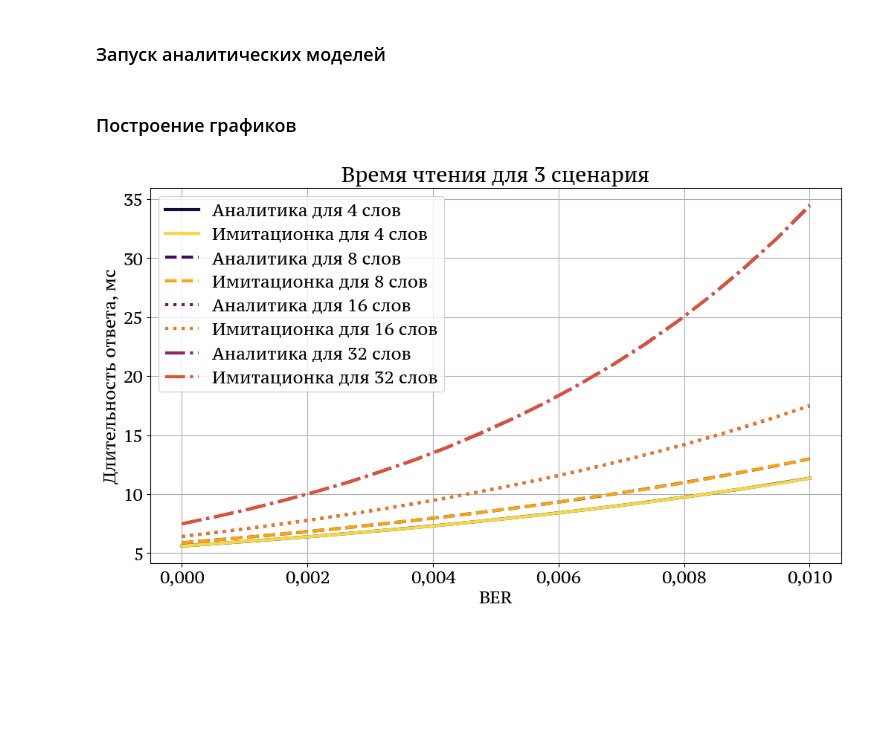
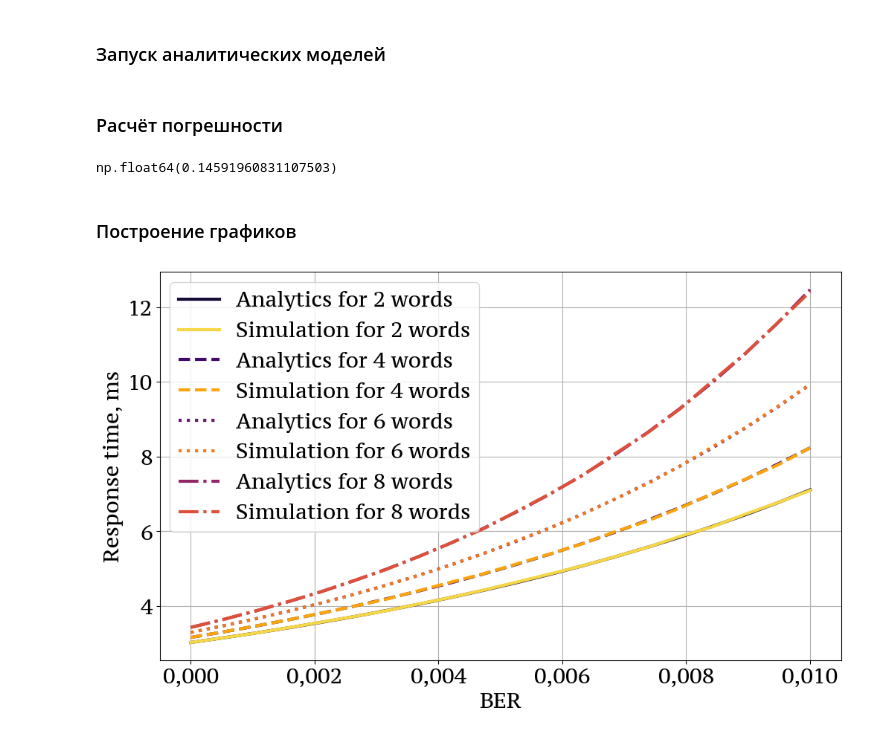
Before and after one commit to VilmenAbramian/simulation, a Jupyter notebook: pysim/experiments/analitical_graphs.ipynb, the cells around one changed output. Cells and saved outputs as stored; diff of their text form; code cells hidden in the pictures; blank space fills up the shorter version.

```diff
--- a/pysim/experiments/analitical_graphs.ipynb
+++ b/pysim/experiments/analitical_graphs.ipynb
@@ -55,9 +55,10 @@ TARI_US = [6.25]
 TRExt = (False,)
 
 # Выбор сценариев и режимов
-scenario: int = 3 # 1,2,3
-words_numbers: tuple = (4, 8, 16, 32) # Для семейства кривых
-chunks_number = 4
+scenario: int = 2 # 1,2,3
+# words_numbers: tuple = (4, 8, 16, 32) # Для семейства кривых
+words_numbers: tuple = (2, 4, 6, 8)
+chunks_number = 1
 # %% [markdown]
 ## Инициализация команд и ответов
 # %%
@@ -156,6 +157,13 @@ for i in range(len(words_numbers)):
 analit_res_list = []
 for i in range(len(words_numbers)):
     analit_res_list.append(run_analitica(scenario, phases_list[i], chunks_number))
+# %% [markdown]
+### Расчёт погрешности
+# %%
+error_values = [abs((j-k)/j*100) for k, j in zip(analit_res_list[3], results_list[3])]
+sum(error_values)/len(error_values)
+# %% [output]
+np.float64(0.14591960831107503)
 # %% [markdown]
 ### Построение графиков
 # %%
@@ -163,22 +171,23 @@ setup_matplotlib()
 # %%
 fig, ax = plt.subplots(figsize=(10, 6), layout='constrained')
 
-ax.set_xlabel('BER')
-ax.set_ylabel('Длительность ответа, мс')
-ax.set_title(f'Время чтения для {scenario} сценария')
+ax.set_xlabel('BER', fontsize=20)
+ax.set_ylabel('Response time, ms', fontsize=20)
+plt.tick_params(axis='both', which='major', labelsize=20)
+# ax.set_title(f'Reading time for {scenario}st scenario')
 
 # 1я пара
 # --------------------------------------
 ax.plot(
     BER, analit_res_list[0],
     linewidth=3, linestyle='-',
-    label=f'Аналитика для {words_numbers[0]} слов',
+    label=f'Analytics for {words_numbers[0]} words',
     color=get_color(0.1)
 )
 ax.plot(
     BER, results_list[0],
     linewidth=3, linestyle='-',
-    label=f'Имитационка для {words_numbers[0]} слов',
+    label=f'Simulation for {words_numbers[0]} words',
     color=get_color(0.9)
 )
 # 2я пара
@@ -186,47 +195,47 @@ ax.plot(
 ax.plot(
     BER, analit_res_list[1],
     linewidth=3, linestyle='--',
-    label=f'Аналитика для {words_numbers[1]} слов',
+    label=f'Analytics for {words_numbers[1]} words',
     color=get_color(0.2)
 )
 
 ax.plot(
     BER, results_list[1],
     linewidth=3, linestyle='--',
-    label=f'Имитационка для {words_numbers[1]} слов',
+    label=f'Simulation for {words_numbers[1]} words',
     color=get_color(0.8)
 )
 # 3я пара
 # --------------------------------------
 ax.plot(
     BER, analit_res_list[2],
     linewidth=3, linestyle='dotted',
-    label=f'Аналитика для {words_numbers[2]} слов',
+    label=f'Analytics for {words_numbers[2]} words',
     color=get_color(0.3)
 )
 ax.plot(
     BER, results_list[2],
     linewidth=3, linestyle='dotted',
-    label=f'Имитационка для {words_numbers[2]} слов',
+    label=f'Simulation for {words_numbers[2]} words',
     color=get_color(0.7)
 )
 # 4я пара
 # --------------------------------------
 ax.plot(
     BER, analit_res_list[3],
     linewidth=3, linestyle='dashdot',
-    label=f'Аналитика для {words_numbers[3]} слов',
+    label=f'Analytics for {words_numbers[3]} words',
     color=get_color(0.4)
 )
 ax.plot(
     BER, results_list[3],
     linewidth=3, linestyle='dashdot',
-    label=f'Имитационка для {words_numbers[3]} слов',
+    label=f'Simulation for {words_numbers[3]} words',
     color=get_color(0.6)
 )
 # --------------------------------------
-plt.legend()
+plt.legend(prop={"size":20})
 plt.grid()
-plt.savefig(f'Аналитика + имитационка для {scenario} сценария для длинных сообщений')
+plt.savefig(f'img/{scenario}_scenario_large')
 # %% [output]
-[figure, old version]
+[figure, new version]
```
Also changed, not shown: 5 other files.
